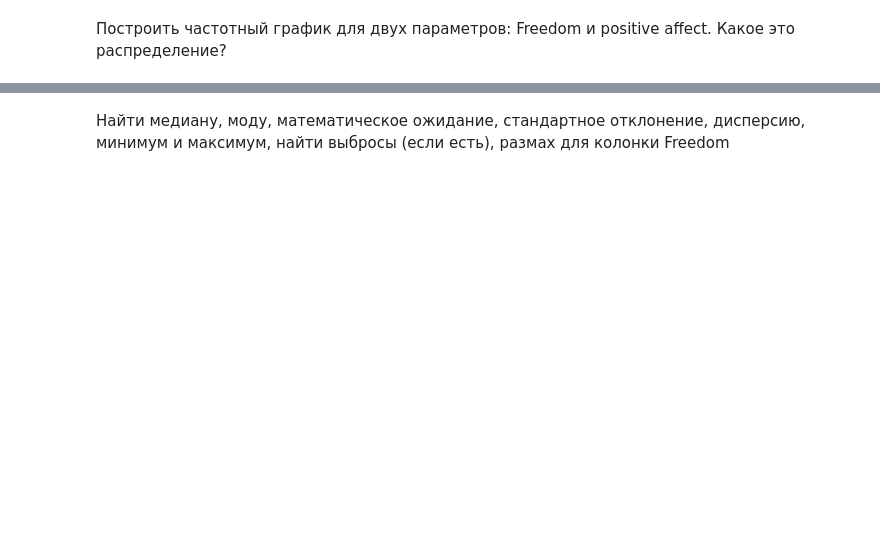
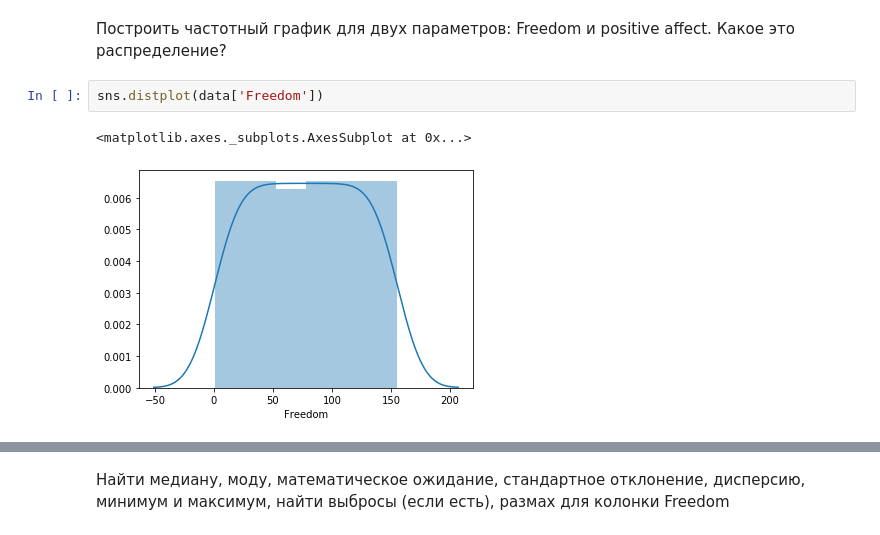
Before and after one commit to iamdenizzz/pyda-10, a Jupyter notebook: 18/homework-3.ipynb, the cells around one changed output, grey strips where cells are left out. Drawn from its saved outputs; the diff is of its cells as text; blank space fills up the shorter version.

```diff
--- a/18/homework-3.ipynb
+++ b/18/homework-3.ipynb
@@ -43,2 +57,7 @@ The World Happiness Report is a landmark survey of the state of global happiness
 # %% [markdown]
 Построить частотный график для двух параметров: Freedom и positive affect. Какое это распределение?
+# %%
+sns.distplot(data['Freedom'])
+# %% [output]
+<matplotlib.axes._subplots.AxesSubplot at 0x...>
+[figure, added]
```
Also changed, not shown: parts of 9 cells of this notebook, 1 other file.
